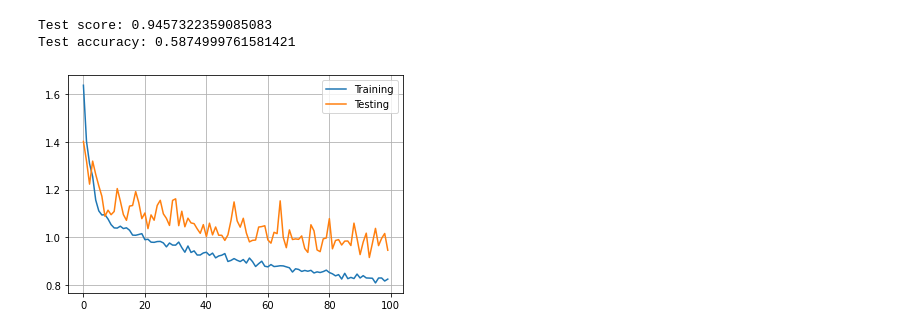
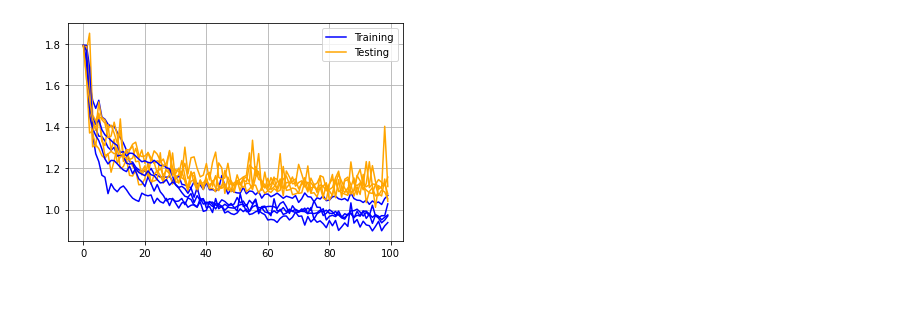
Before and after one commit to SimWalther/vietnam_coffee_detection, a Jupyter notebook: notebooks/essai_convnet.ipynb, the cells around one changed output. Cells and saved outputs as stored; diff of their text form; code cells hidden in the pictures; blank space fills up the shorter version.

Commit message:
add cross validation

```diff
--- a/notebooks/essai_convnet.ipynb
+++ b/notebooks/essai_convnet.ipynb
@@ -59,11 +47,16 @@ class Band(Enum):
     TIRS1 = 9
     TIRS2 = 10
 # %%
-NB_PIXEL_AROUND = 5
+NB_PIXEL_AROUND = 4
 TRAIN_TEST_RATIO = 0.8
 EPOCHS = 100
 DATA_ROOT_PATH ='../data/'
 LABELS_COORDINATES = vietnam_labels_coordinates()
+BANDS = [
+    Band.BLUE.value,
+    Band.RED.value,
+    Band.NIR.value
+]
 # %%
 labels = [
     Label.COFFEE,
@@ -163,11 +79,0 @@ train_datagen = datagen.flow(X_train, Y_train, batch_size=32)
-# %%
-model_args = dict(
-    x=train_datagen,
-    epochs=EPOCHS,
-    validation_split=0.0,
-    validation_data=(X_test, Y_test),
-    class_weight=class_weights,
-    steps_per_epoch=len(y_train) / 32,
-)
-
-history = model.fit(**model_args)
@@ -191,0 +80,2 @@ Epoch 100/100
+# %%
+mean_loss, mean_accuracy, histories = cross_validation(dataset, BANDS, labels, labels_names, EPOCHS)
@@ -192,13 +100,11 @@ Epoch 100/100
 # %%
-pl.plot(history.history['loss'], label='Training')
-pl.plot(history.history['val_loss'], label='Testing')
-pl.legend()
-pl.grid()
+for i, history in enumerate(histories):
+    pl.plot(history.history['loss'], label='Training', color="blue")
+    pl.plot(history.history['val_loss'], label='Testing', color="orange")
 
-score = model.evaluate(X_test, Y_test, verbose=0)
-print('Test score:', score[0])
-print('Test accuracy:', score[1])
+    if i == 0:
+        pl.legend()
+
+    pl.grid()
 # %% [output]
-Test score: 0.9457322359085083
-Test accuracy: 0.5874999761581421
-[figure, old version]
+[figure, new version]
```
Also changed, not shown: parts of 12 cells of this notebook, 1 other file.
